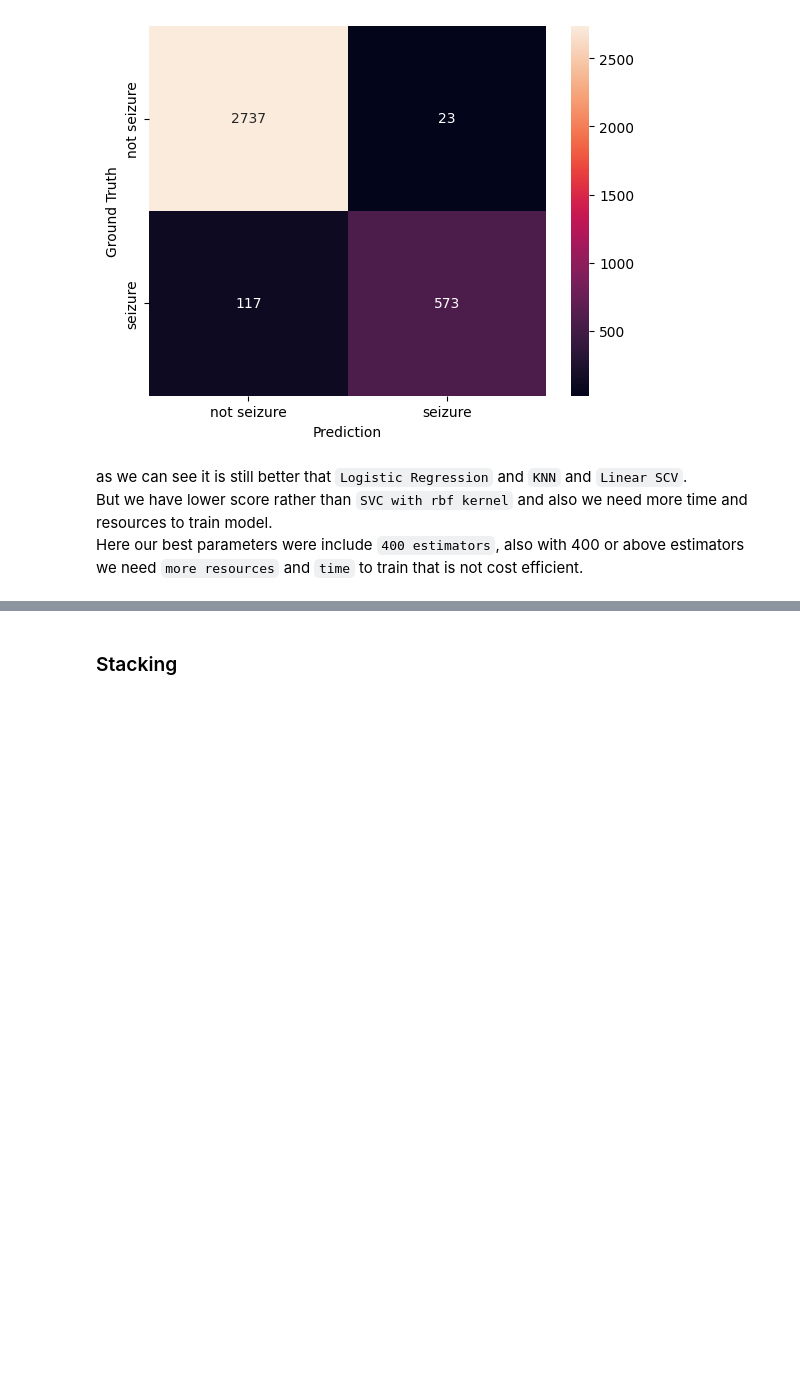
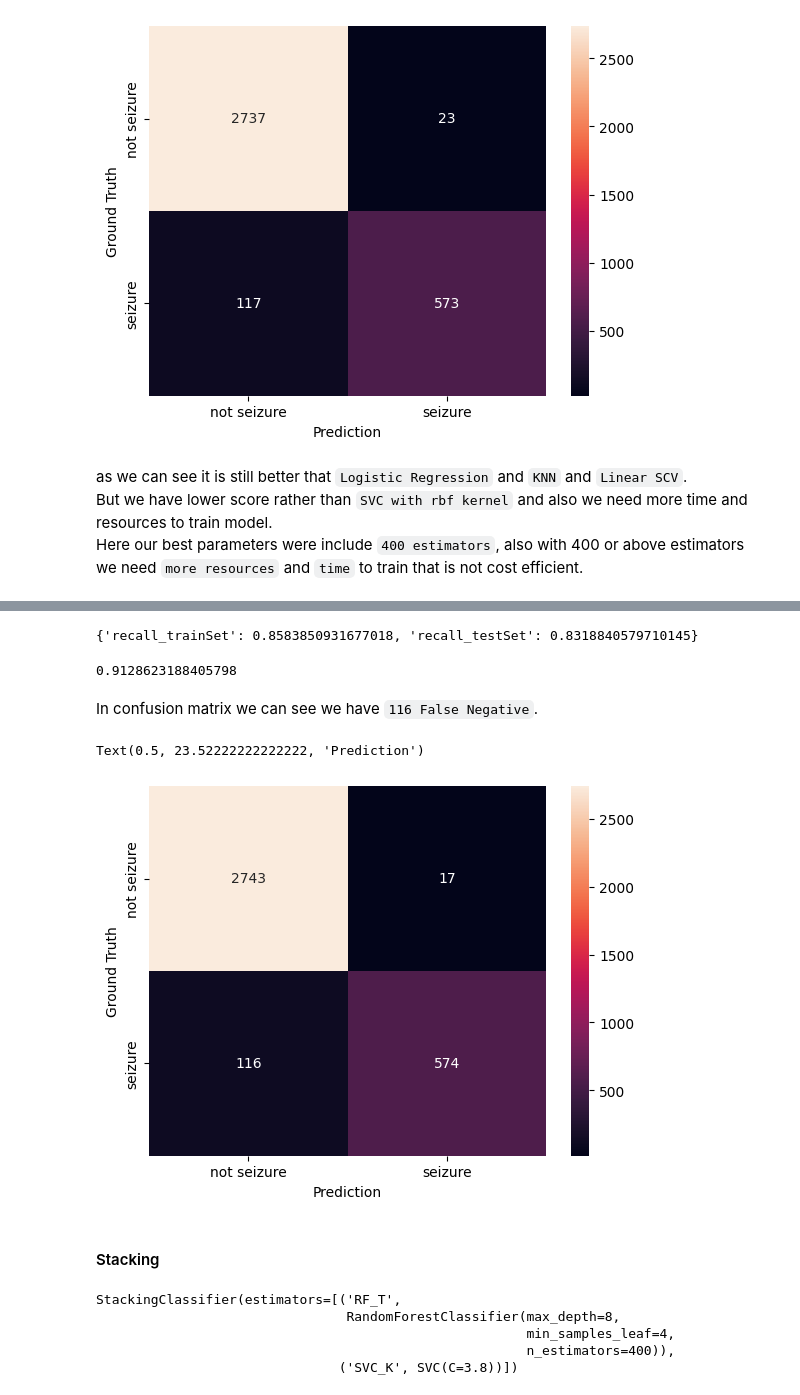
Before and after one commit to mrpintime/Epileptic-Seizure-Recognition, a Jupyter notebook: Epileptic_Seizure.ipynb, the cells around one changed output, grey strips where cells are left out. Cells and saved outputs as stored; diff of their text form; code cells hidden in the pictures; blank space fills up the shorter version.

```diff
--- a/Epileptic_Seizure.ipynb
+++ b/Epileptic_Seizure.ipynb
@@ -698,0 +692,9 @@ We ignore this by now and go to next model that is `Stacking`.
+# %%
+clf1 = RandomForestClassifier(max_depth=8, min_samples_leaf=4,
+                                              n_estimators=400,criterion='gini')
+
+clf2 = SVC(C=3.8, kernel= 'rbf')
+
+vti = VotingClassifier(estimators=[('RF_T', clf1), ('SVC_K', clf2)])
+
+vti.fit(X_train, y_train.values.ravel())
@@ -698,0 +707,4 @@ We ignore this by now and go to next model that is `Stacking`.
+# %%
+pred = vti.predict(X_test)
+
+print(classification_report(y_true=y_test, y_pred=pred))
@@ -699,2 +720,35 @@ We ignore this by now and go to next model that is `Stacking`.
+# %%
+recall_sc(X_train, X_test, y_train, y_test, vti)
+# %% [output]
+{'recall_trainSet': 0.8583850931677018, 'recall_testSet': 0.8318840579710145}
+# %%
+roc_auc_score(y_true=y_test, y_score=pred)
+# %% [output]
+0.9128623188405798
+# %% [markdown]
+In confusion matrix we can see we have `116 False Negative`.
+# %%
+cm = confusion_matrix(y_true=y_test, y_pred=pred)
+
+sns.heatmap(cm, annot=True, fmt='d', xticklabels=['not seizure', 'seizure'], yticklabels=['not seizure', 'seizure'])
+plt.ylabel('Ground Truth')
+plt.xlabel('Prediction')
+# %% [output]
+Text(0.5, 23.52222222222222, 'Prediction')
+[figure, added]
 # %% [markdown]
-### Stacking
+#### Stacking
+# %%
+clf1 = RandomForestClassifier(max_depth=8, min_samples_leaf=4,
+                                              n_estimators=400,criterion='gini')
+clf2 = SVC(C=3.8, kernel= 'rbf')
+
+stk = StackingClassifier(estimators=[('RF_T', clf1), ('SVC_K', clf2)])
+
+stk.fit(X_train, y_train.values.ravel())
+# %% [output]
+StackingClassifier(estimators=[('RF_T',
+                                RandomForestClassifier(max_depth=8,
+                                                       min_samples_leaf=4,
+                                                       n_estimators=400)),
+                               ('SVC_K', SVC(C=3.8))])
```
Also changed, not shown: parts of 19 cells of this notebook.
